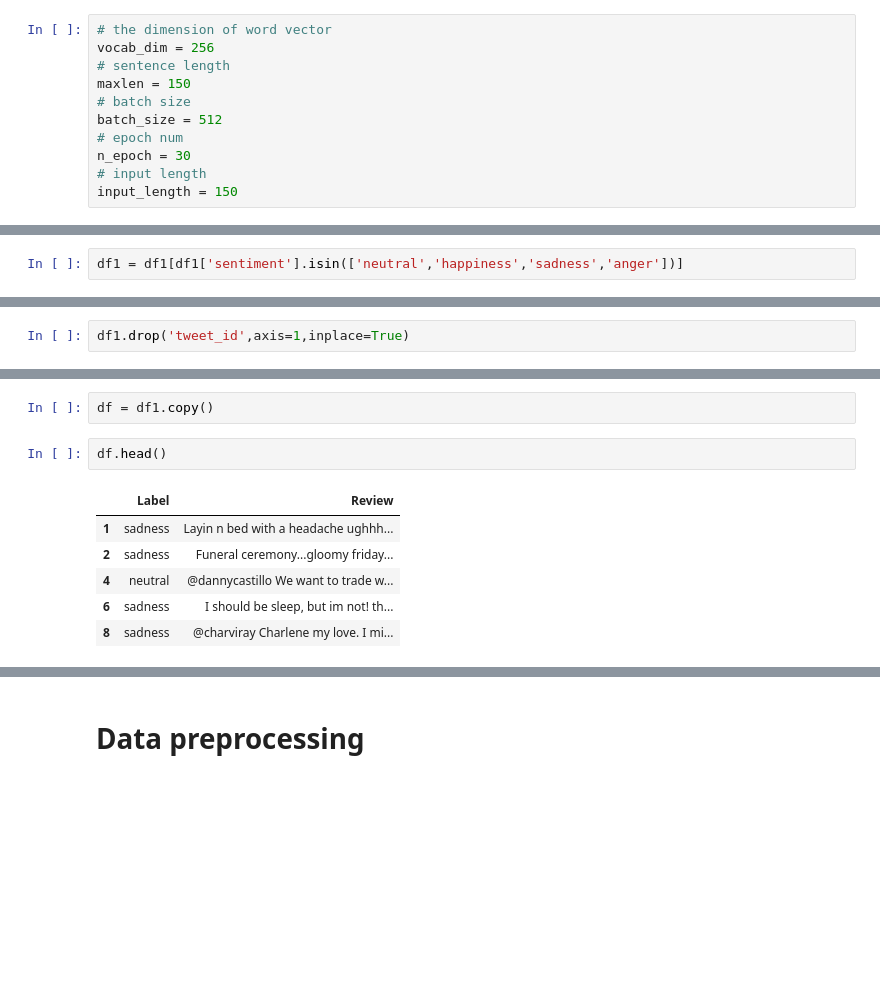
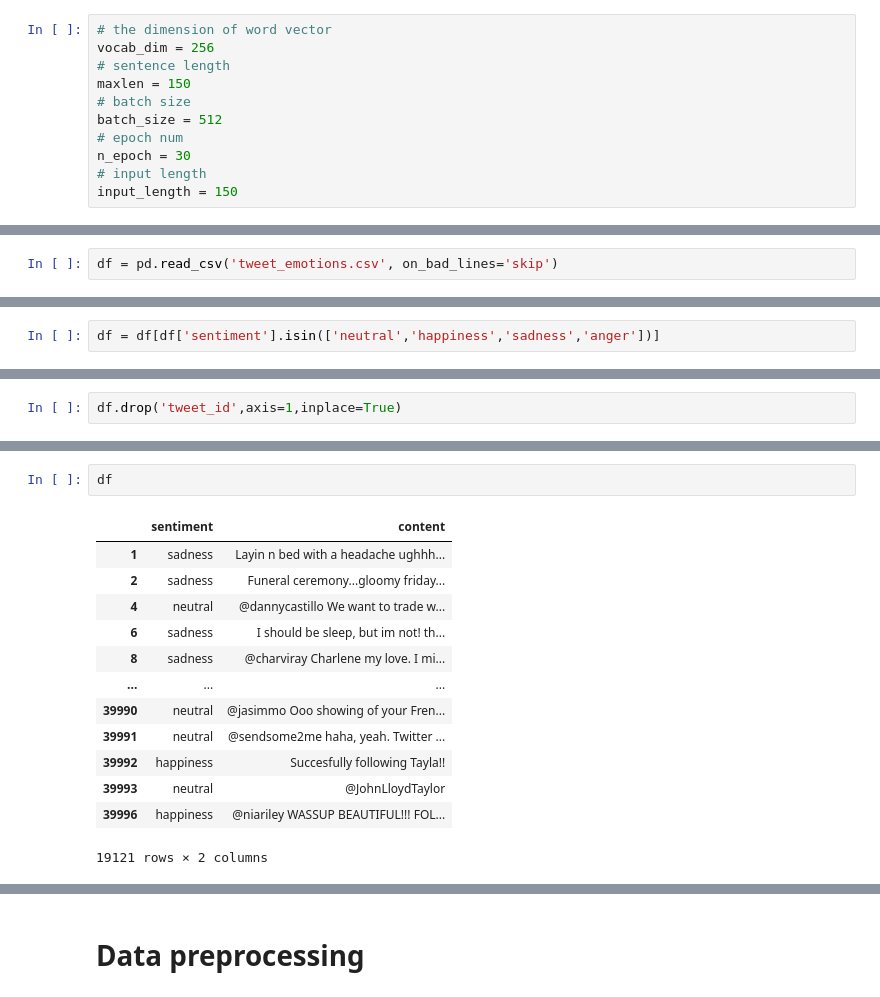
Before and after one commit to ahmedazab1235/CORELIA-task, a Jupyter notebook: 2ndChallenge/2nd_Challenge_emotion_analysis.ipynb, the cells around one changed output, grey strips where cells are left out. Saved outputs shown, nothing was run; the diff lists cells and outputs as text; blank space fills up the shorter version.

```diff
--- a/2ndChallenge/2nd_Challenge_emotion_analysis.ipynb
+++ b/2ndChallenge/2nd_Challenge_emotion_analysis.ipynb
@@ -93,3 +65,5 @@ df['Label'] = 'anger'
+# %%
+df = pd.read_csv('tweet_emotions.csv', on_bad_lines='skip')
 # %%
 df.head()
 # %% [output]
@@ -128,5 +91,5 @@ boredom        179
 anger          110
 Name: sentiment, dtype: int64
 # %%
-df1 = df1[df1['sentiment'].isin(['neutral','happiness','sadness','anger'])]
+df = df[df['sentiment'].isin(['neutral','happiness','sadness','anger'])]
 # %%
@@ -138,4 +101,4 @@ sadness      5165
 anger         110
 Name: sentiment, dtype: int64
 # %%
-df1.drop('tweet_id',axis=1,inplace=True)
+df.drop('tweet_id',axis=1,inplace=True)
@@ -154,13 +105,18 @@ Name: Label, dtype: int64
 # %%
-df = df1.copy()
+df
+# %% [output]
+|  | sentiment | content |
+| 1 | sadness | Layin n bed with a headache ughhh... |
+| 2 | sadness | Funeral ceremony...gloomy friday... |
+| 4 | neutral | @dannycastillo We want to trade w... |
+| 6 | sadness | I should be sleep, but im not! th... |
+| 8 | sadness | @charviray Charlene my love. I mi... |
+| ... | ... | ... |
+| 39990 | neutral | @jasimmo Ooo showing of your Fren... |
+| 39991 | neutral | @sendsome2me haha, yeah. Twitter ... |
+| 39992 | happiness | Succesfully following Tayla!! |
+| 39993 | neutral | @JohnLloydTaylor |
+| 39996 | happiness | @niariley WASSUP BEAUTIFUL!!! FOL... |
+19121 rows × 2 columns
-# %%
-df.head()
-# %% [output]
-|  | Label | Review |
-| 1 | sadness | Layin n bed with a headache ughhh... |
-| 2 | sadness | Funeral ceremony...gloomy friday... |
-| 4 | neutral | @dannycastillo We want to trade w... |
-| 6 | sadness | I should be sleep, but im not! th... |
-| 8 | sadness | @charviray Charlene my love. I mi... |
 # %%
 # Create a column containing the length of all words for each row
```
Also changed, not shown: parts of 106 cells of this notebook, 3 other files.
